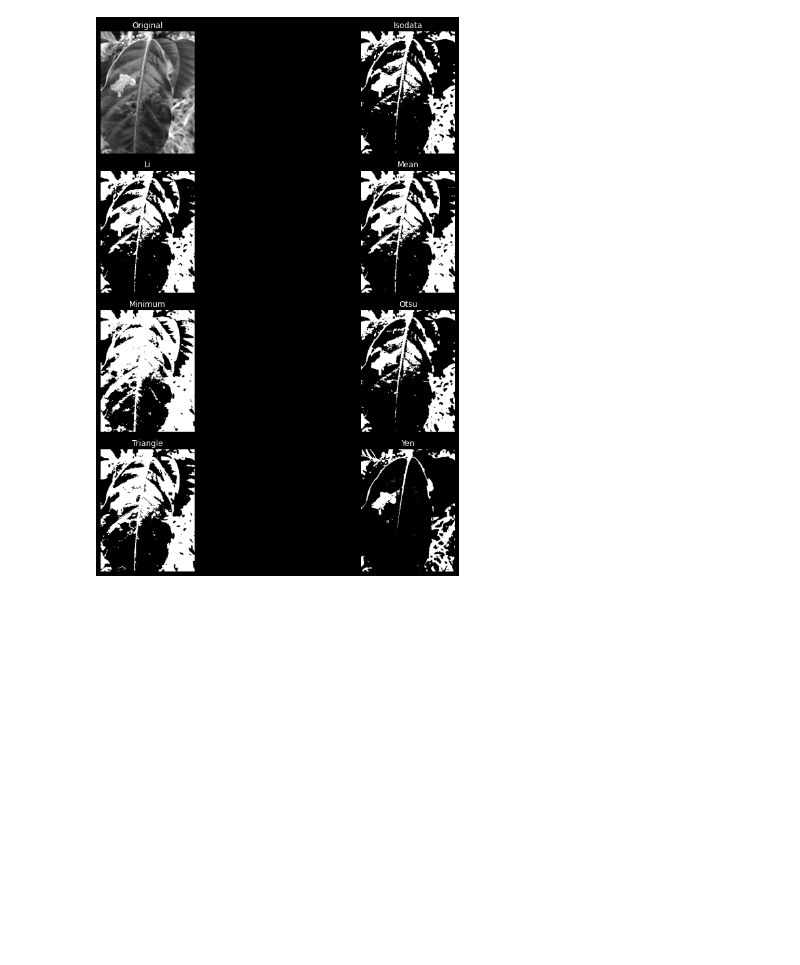
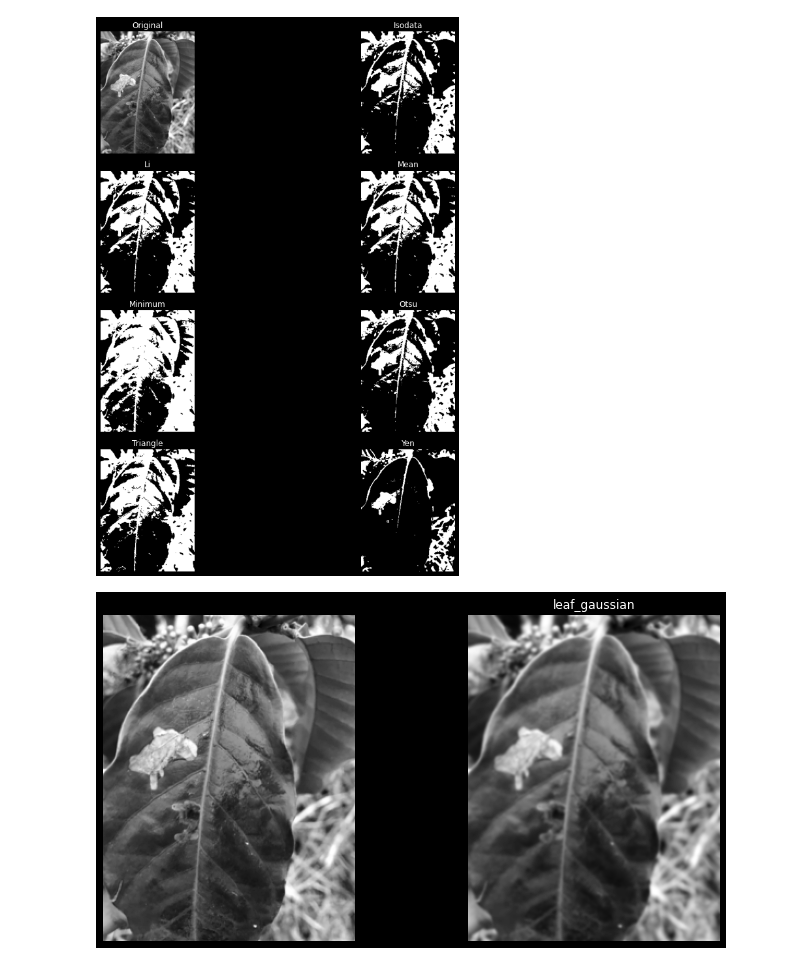
Before and after one commit to renan-lemes/python_labs, a Jupyter notebook: ProcessingImage/img.ipynb, the cells around one changed output. Drawn from its saved outputs; the diff is of its cells as text; code cells hidden in the pictures; blank space fills up the shorter version.

```diff
--- a/ProcessingImage/img.ipynb
+++ b/ProcessingImage/img.ipynb
@@ -158,3 +159,11 @@ fig, ax = try_all_threshold(img_peste_cafe_gray, verbose=False, figsize=(15,12))
 plt.show()
 # %% [output]
 [figure]
+# %%
+def plot_comparison(original, filtered, title_filtered):
+    fig, (ax1, ax2) = plt.subplots(ncols = 2 , figsize=(12,6), sharex=True, sharey=True)
+    ax1.imshow(original, cmap=plt.cm.gray)
+    ax1.axis('off')
+    ax2.imshow(filtered, cmap=plt.cm.gray)
+    ax2.set_title(title_filtered)
+    ax2.axis('off')
@@ -160,0 +172,6 @@ plt.show()
+# %%
+# False se a imagem tiver gray
+gaussian_leaf = gaussian(img_peste_cafe_gray, multichannel=False)
+plot_comparison(img_peste_cafe_gray, gaussian_leaf, 'leaf_gaussian')
+# %% [output]
+[figure, added]
```
Also changed, not shown: parts of 2 cells of this notebook.
